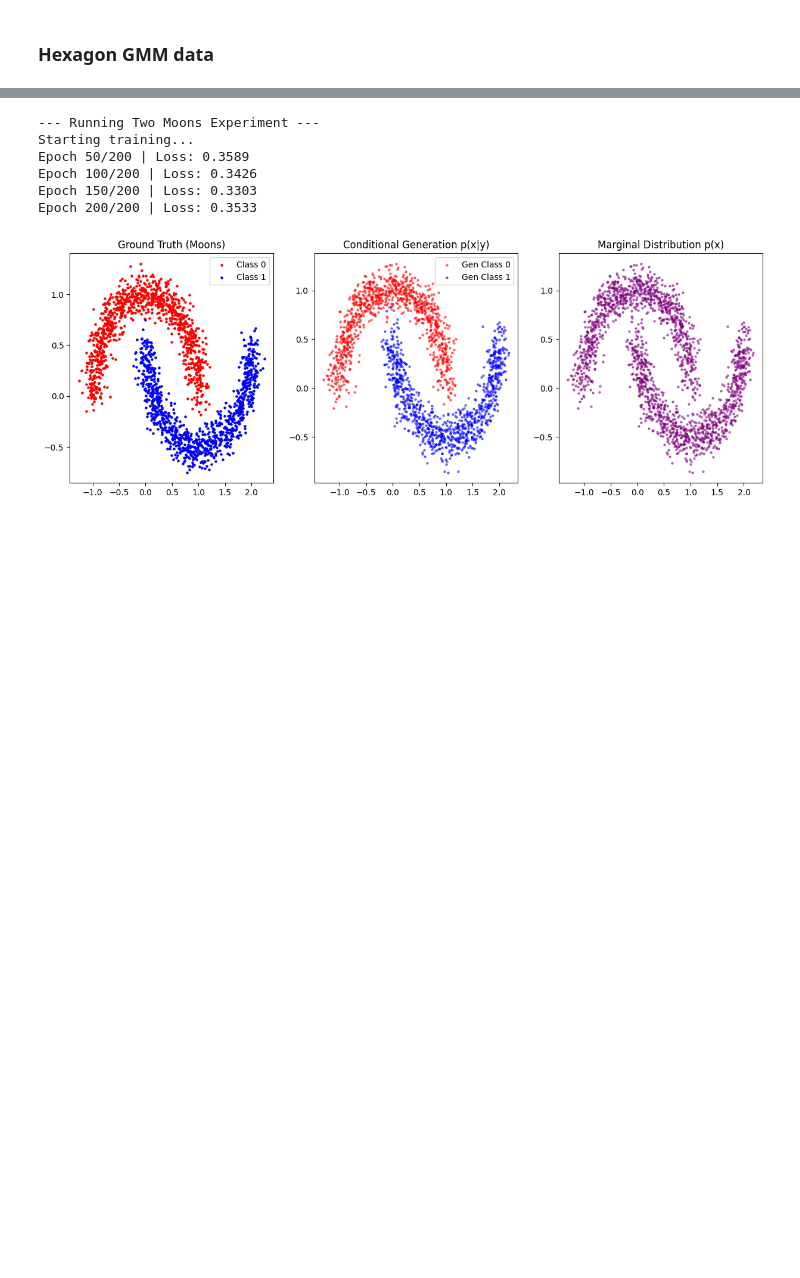
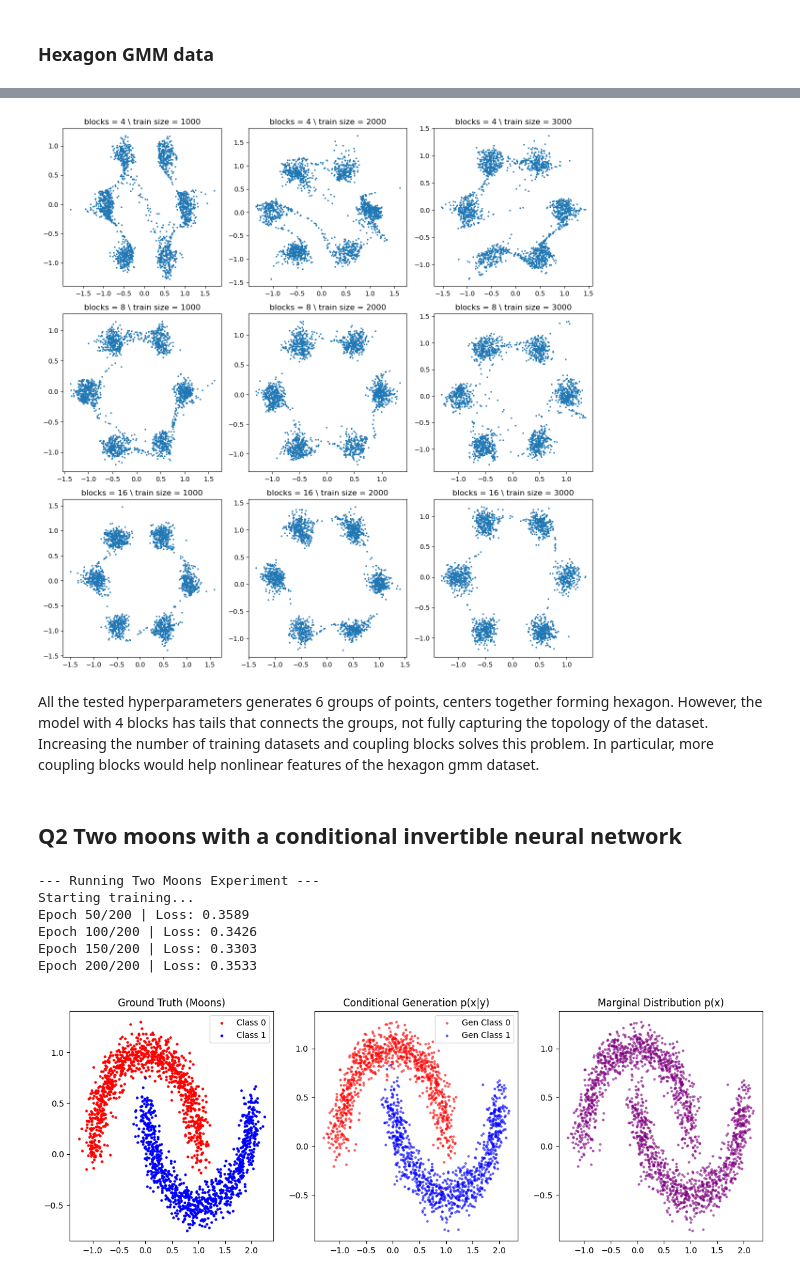
Before and after one commit to susieie612/GNN_Exercises, a Jupyter notebook: HW3/normalizing-flows.ipynb, the cells around one changed output, grey strips where cells are left out. Drawn from its saved outputs; the diff is of its cells as text; code cells hidden in the pictures; blank space fills up the shorter version.

```diff
--- a/HW3/normalizing-flows.ipynb
+++ b/HW3/normalizing-flows.ipynb
@@ -278,3 +326,45 @@ Text(0.5, 1.0, 'Generated')
+# %%
+# hyperparameters
+blocks = [4,8,16]
+epochs = [100, 200, 300]
+n_trains = [1000, 2000, 3000]
+
+training_set = []
+# training dataset
+for n in n_trains:
+    x_train = make_hexagon_gmm(n)
+    training_set.append(x_train)
+
+# test dataset
+x_test = make_hexagon_gmm(2000)
+x_test = torch.tensor(x_test, dtype=torch.float32)
+z_test, _ = model(x_test)
+
+hexagon_gen = []
+
+for i, b in enumerate(blocks):
+    for j, x_train in enumerate(training_set):
+        model = train_inn(x_train, blocks=b, lr=5e-3, epochs=300)
+
+        with torch.no_grad():
+            x_gen = model.sample(2000).numpy()
+
+        hexagon_gen.append(x_gen) # save the sampled points
+# %%
+plt.figure(figsize=(12,12))
+for i in range(len(hexagon_gen)):
+    plt.subplot(3,3,i+1)
+    x_gen = hexagon_gen[i]
+    plt.scatter(x_gen[:,0], x_gen[:,1], s=2)
+    plt.title(f'blocks = {blocks[i//3]} \\ train size = {n_trains[i%3]}')
+
+plt.tight_layout()
+# %% [output]
+[figure, added]
+# %% [markdown]
+All the tested hyperparameters generates 6 groups of points, centers together forming hexagon. However, the model with 4 blocks has tails that connects the groups, not fully capturing the topology of the dataset. Increasing the number of training datasets and coupling blocks solves this problem. In particular, more coupling blocks would help nonlinear features of the hexagon gmm dataset.
+# %% [markdown]
+## Q2 Two moons with a conditional invertible neural network
 # %%
 import numpy as np
 import torch
```
Also changed, not shown: parts of 11 cells of this notebook, 1 other file.
